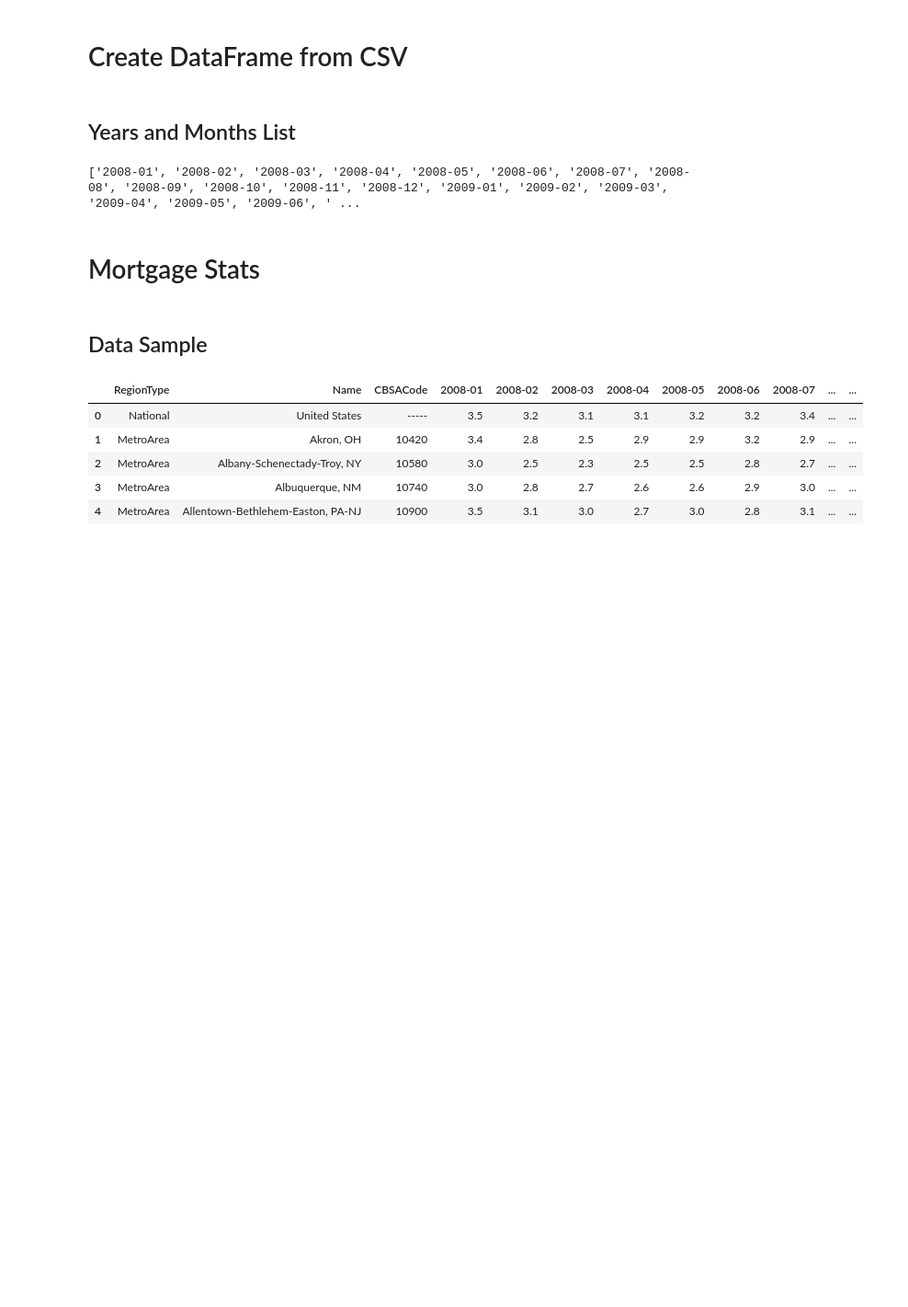
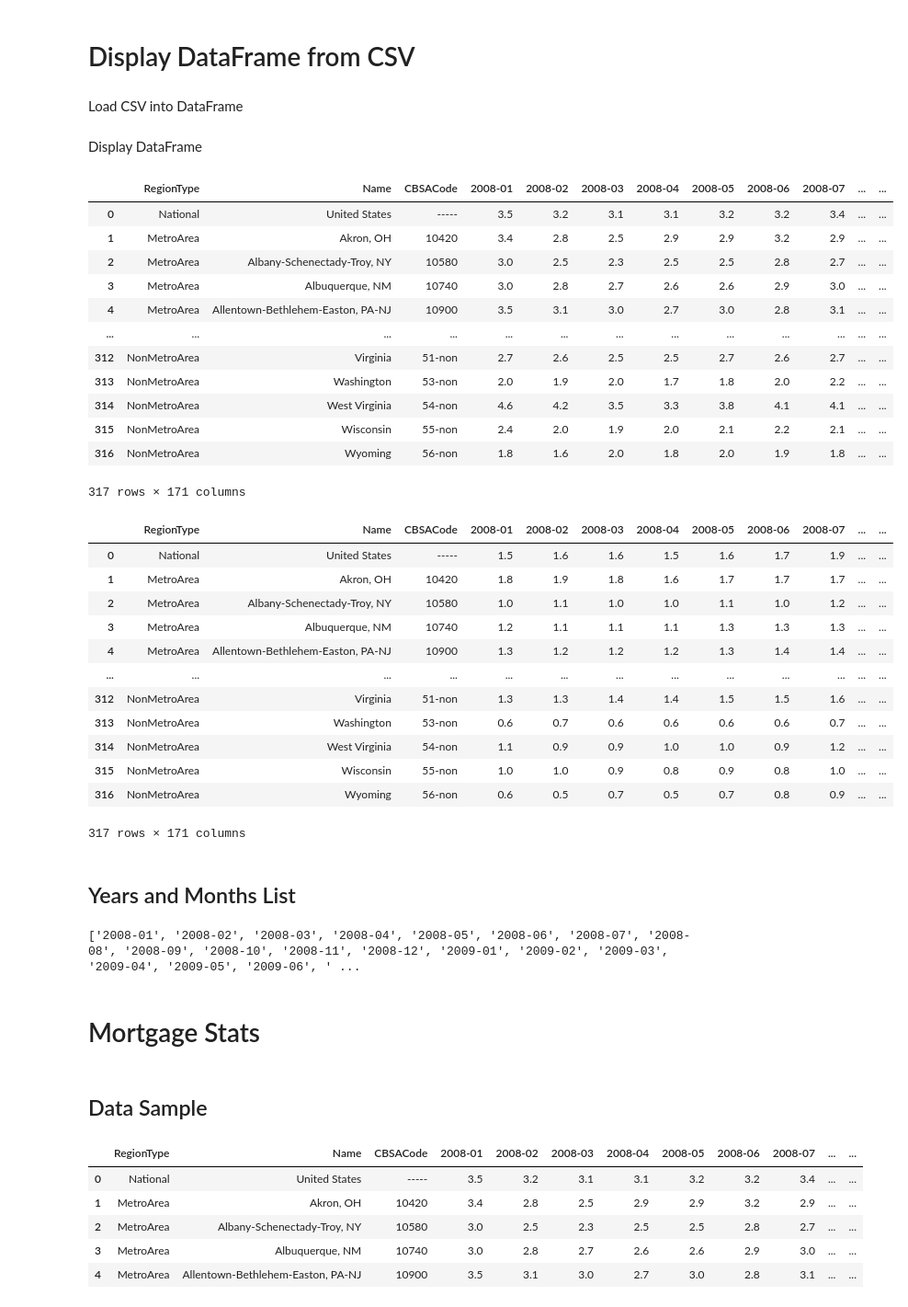
Before and after one commit to navinvarma/MortgageAnalysis, a Jupyter notebook: mortgage_stats.ipynb, the cells around one changed output. Shown at 92% size. Cells and saved outputs as stored; diff of their text form; code cells hidden in the pictures; blank space fills up the shorter version.

```diff
--- a/mortgage_stats.ipynb
+++ b/mortgage_stats.ipynb
@@ -3,2 +6,4 @@ import pandas as pd
 # %% [markdown]
-# Create DataFrame from CSV
+# Display DataFrame from CSV
+# %% [markdown]
+Load CSV into DataFrame
@@ -5,6 +18,35 @@ import pandas as pd
+# %% [markdown]
+Display DataFrame
 # %%
-late_30to90_days = pd.read_csv('data/MetroAreaMortgagesPercent-30-89DaysLate-thru-2021-12.csv')
-late_90plus_days = pd.read_csv('data/MetroAreaMortgagesPercent-90-plusDaysLate-thru-2021-12.csv')
+display(late_30to90_days)
+display(late_90plus_days)
+# %% [output]
+|  | RegionType | Name | CBSACode | 2008-01 | 2008-02 | 2008-03 | 2008-04 | 2008-05 | 2008-06 | 2008-07 | ... | ... |
+| 0 | National | United States | ----- | 3.5 | 3.2 | 3.1 | 3.1 | 3.2 | 3.2 | 3.4 | ... | ... |
+| 1 | MetroArea | Akron, OH | 10420 | 3.4 | 2.8 | 2.5 | 2.9 | 2.9 | 3.2 | 2.9 | ... | ... |
+| 2 | MetroArea | Albany-Schenectady-Troy, NY | 10580 | 3.0 | 2.5 | 2.3 | 2.5 | 2.5 | 2.8 | 2.7 | ... | ... |
+| 3 | MetroArea | Albuquerque, NM | 10740 | 3.0 | 2.8 | 2.7 | 2.6 | 2.6 | 2.9 | 3.0 | ... | ... |
+| 4 | MetroArea | Allentown-Bethlehem-Easton, PA-NJ | 10900 | 3.5 | 3.1 | 3.0 | 2.7 | 3.0 | 2.8 | 3.1 | ... | ... |
+| ... | ... | ... | ... | ... | ... | ... | ... | ... | ... | ... | ... | ... |
+| 312 | NonMetroArea | Virginia | 51-non | 2.7 | 2.6 | 2.5 | 2.5 | 2.7 | 2.6 | 2.7 | ... | ... |
+| 313 | NonMetroArea | Washington | 53-non | 2.0 | 1.9 | 2.0 | 1.7 | 1.8 | 2.0 | 2.2 | ... | ... |
+| 314 | NonMetroArea | West Virginia | 54-non | 4.6 | 4.2 | 3.5 | 3.3 | 3.8 | 4.1 | 4.1 | ... | ... |
+| 315 | NonMetroArea | Wisconsin | 55-non | 2.4 | 2.0 | 1.9 | 2.0 | 2.1 | 2.2 | 2.1 | ... | ... |
+| 316 | NonMetroArea | Wyoming | 56-non | 1.8 | 1.6 | 2.0 | 1.8 | 2.0 | 1.9 | 1.8 | ... | ... |
+317 rows × 171 columns
+|  | RegionType | Name | CBSACode | 2008-01 | 2008-02 | 2008-03 | 2008-04 | 2008-05 | 2008-06 | 2008-07 | ... | ... |
+| 0 | National | United States | ----- | 1.5 | 1.6 | 1.6 | 1.5 | 1.6 | 1.7 | 1.9 | ... | ... |
+| 1 | MetroArea | Akron, OH | 10420 | 1.8 | 1.9 | 1.8 | 1.6 | 1.7 | 1.7 | 1.7 | ... | ... |
+| 2 | MetroArea | Albany-Schenectady-Troy, NY | 10580 | 1.0 | 1.1 | 1.0 | 1.0 | 1.1 | 1.0 | 1.2 | ... | ... |
+| 3 | MetroArea | Albuquerque, NM | 10740 | 1.2 | 1.1 | 1.1 | 1.1 | 1.3 | 1.3 | 1.3 | ... | ... |
+| 4 | MetroArea | Allentown-Bethlehem-Easton, PA-NJ | 10900 | 1.3 | 1.2 | 1.2 | 1.2 | 1.3 | 1.4 | 1.4 | ... | ... |
+| ... | ... | ... | ... | ... | ... | ... | ... | ... | ... | ... | ... | ... |
+| 312 | NonMetroArea | Virginia | 51-non | 1.3 | 1.3 | 1.4 | 1.4 | 1.5 | 1.5 | 1.6 | ... | ... |
+| 313 | NonMetroArea | Washington | 53-non | 0.6 | 0.7 | 0.6 | 0.6 | 0.6 | 0.6 | 0.7 | ... | ... |
+| 314 | NonMetroArea | West Virginia | 54-non | 1.1 | 0.9 | 0.9 | 1.0 | 1.0 | 0.9 | 1.2 | ... | ... |
+| 315 | NonMetroArea | Wisconsin | 55-non | 1.0 | 1.0 | 0.9 | 0.8 | 0.9 | 0.8 | 1.0 | ... | ... |
+| 316 | NonMetroArea | Wyoming | 56-non | 0.6 | 0.5 | 0.7 | 0.5 | 0.7 | 0.8 | 0.9 | ... | ... |
+317 rows × 171 columns
 # %% [markdown]
 ## Years and Months List
 # %%
```
Also changed, not shown: parts of 7 cells of this notebook, 4 other files.
